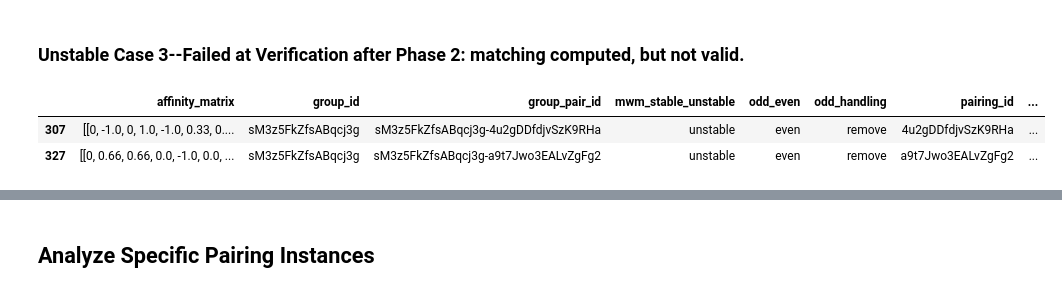
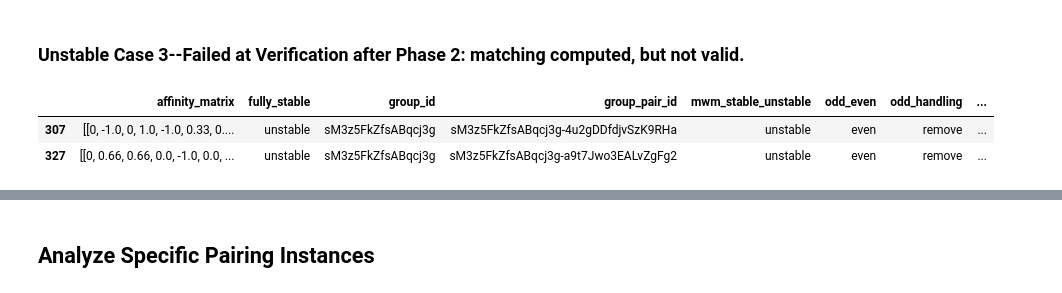
Before and after one commit to melissachen2000/pair-research-matching-alg, a Jupyter notebook: stable-matching/SRMatchingAnalysis.ipynb, the cells around one changed output, grey strips where cells are left out. Cells and saved outputs as stored; diff of their text form; code cells hidden in the pictures.

```diff
--- a/stable-matching/SRMatchingAnalysis.ipynb
+++ b/stable-matching/SRMatchingAnalysis.ipynb
@@ -461,7 +463,8 @@ def sr_matching_pair_research(group_pair_id, handle_odd_method='remove', remove_
     curr_pref_matrix = create_preference_matrix(curr_weighted_matrix)
 
     # run stable roommates
-    stable_result, debug = sr_matching(curr_pref_matrix, handle_odd_method=handle_odd_method, remove_all=remove_all)
+    stable_result, is_fully_stable, debug = sr_matching(curr_pref_matrix, handle_odd_method=handle_odd_method,
+                                                        remove_all=remove_all)
 
     # determine stability of MWM matching
     mwm_stability = compute_mwm_stability(group_pair_id, curr_user_index_dict, curr_pref_matrix)
@@ -484,8 +487,9 @@ def sr_matching_pair_research(group_pair_id, handle_odd_method='remove', remove_
         'user_count': user_count,
         'odd_even': 'even' if user_count % 2 == 0 else 'odd',
         'odd_handling': handle_odd_method,
-        'stable_result': stable_result,
-        'sr_stable_unstable': 'unstable' if stable_result is None else 'stable',
+        'sr_matching_result': stable_result,
+        'fully_stable': 'stable' if is_fully_stable else 'unstable',
+        'sr_matching_cardinality': compute_matching_cardinality(stable_result),
         'mwm_stable_unstable': mwm_stable_text,
         'stable_printout': debug,
         'affinity_matrix': curr_affinity_matrix,
@@ -725,9 +766,9 @@ unstable_cases_2.head()
 # %% [markdown]
 ### Unstable Case 3--Failed at Verification after Phase 2: matching computed, but not valid.
 # %%
-instability_cases_3 = remove_all_pairings_df[remove_all_pairings_df['stable_printout'] == 'Failed at Verification after Phase 2: matching computed, but not valid.']
-instability_cases_3
+unstable_cases_3 = remove_all_pairings_df[remove_all_pairings_df['stable_printout'] == 'Failed at Verification after Phase 2: matching computed, but not valid.']
+unstable_cases_3
 # %% [output]
-|  | affinity_matrix | group_id | group_pair_id | mwm_stable_unstable | odd_even | odd_handling | pairing_id | ... |
-| 307 | [[0, -1.0, 0, 1.0, -1.0, 0.33, 0.... | sM3z5FkZfsABqcj3g | sM3z5FkZfsABqcj3g-4u2gDDfdjvSzK9RHa | unstable | even | remove | 4u2gDDfdjvSzK9RHa | ... |
-| 327 | [[0, 0.66, 0.66, 0.0, -1.0, 0.0, ... | sM3z5FkZfsABqcj3g | sM3z5FkZfsABqcj3g-a9t7Jwo3EALvZgFg2 | unstable | even | remove | a9t7Jwo3EALvZgFg2 | ... |
+|  | affinity_matrix | fully_stable | group_id | group_pair_id | mwm_stable_unstable | odd_even | odd_handling | ... |
+| 307 | [[0, -1.0, 0, 1.0, -1.0, 0.33, 0.... | unstable | sM3z5FkZfsABqcj3g | sM3z5FkZfsABqcj3g-4u2gDDfdjvSzK9RHa | unstable | even | remove | ... |
+| 327 | [[0, 0.66, 0.66, 0.0, -1.0, 0.0, ... | unstable | sM3z5FkZfsABqcj3g | sM3z5FkZfsABqcj3g-a9t7Jwo3EALvZgFg2 | unstable | even | remove | ... |
```
Also changed, not shown: parts of 11 cells of this notebook, 2 other files.
